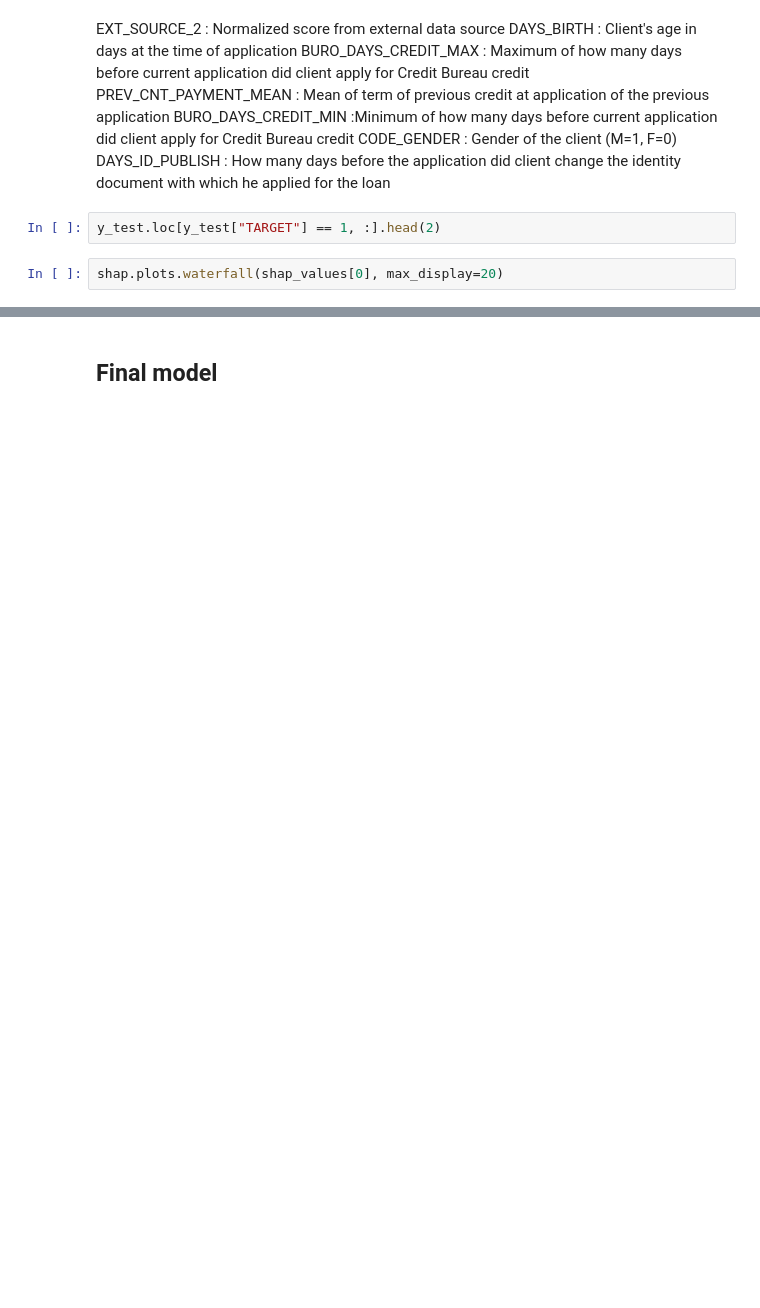
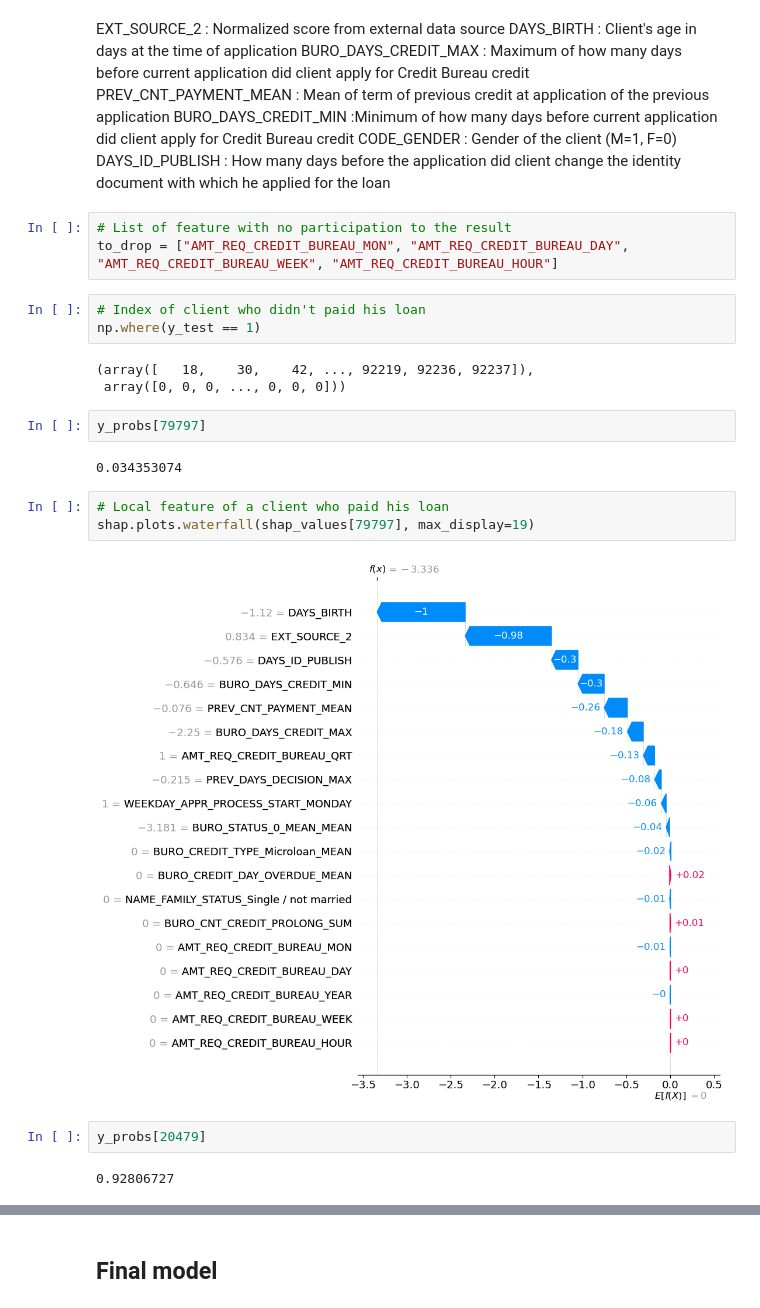
Before and after one commit to Fendlair/P7_Implementer_un_modele_de_scoring, a Jupyter notebook: Rebuffet_Etienne_3_notebook_modelisation_012025.ipynb, the cells around one changed output, grey strips where cells are left out. Saved outputs shown, nothing was run; the diff lists cells and outputs as text; blank space fills up the shorter version.

```diff
--- a/Rebuffet_Etienne_3_notebook_modelisation_012025.ipynb
+++ b/Rebuffet_Etienne_3_notebook_modelisation_012025.ipynb
@@ -1028,8 +1108,26 @@ PREV_CNT_PAYMENT_MEAN : Mean of term of previous credit at application of the pr
 BURO_DAYS_CREDIT_MIN :Minimum of how many days before current application did client apply for Credit Bureau credit
 CODE_GENDER : Gender of the client (M=1, F=0)
 DAYS_ID_PUBLISH : How many days before the application did client change the identity document with which he applied for the loan
-# %%
-y_test.loc[y_test["TARGET"] == 1, :].head(2)
+# %%
+# List of feature with no participation to the result
+to_drop = ["AMT_REQ_CREDIT_BUREAU_MON", "AMT_REQ_CREDIT_BUREAU_DAY", "AMT_REQ_CREDIT_BUREAU_WEEK", "AMT_REQ_CREDIT_BUREAU_HOUR"]
+# %%
+# Index of client who didn't paid his loan
+np.where(y_test == 1)
+# %% [output]
+(array([   18,    30,    42, ..., 92219, 92236, 92237]),
+ array([0, 0, 0, ..., 0, 0, 0]))
+# %%
+y_probs[79797]
+# %% [output]
+0.034353074
 # %%
-shap.plots.waterfall(shap_values[0], max_display=20)
+# Local feature of a client who paid his loan
+shap.plots.waterfall(shap_values[79797], max_display=19)
+# %% [output]
+[figure, added]
+# %%
+y_probs[20479]
+# %% [output]
+0.92806727
 # %%
```
Also changed, not shown: parts of 53 cells of this notebook, 7 other files.
